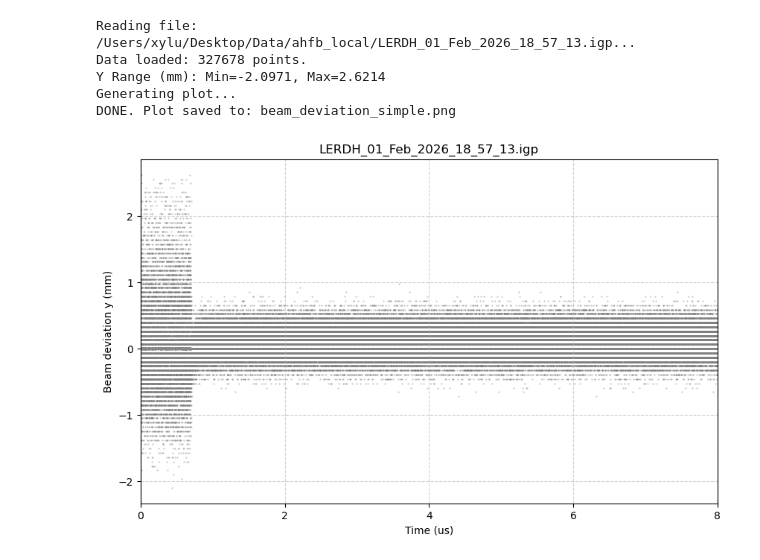
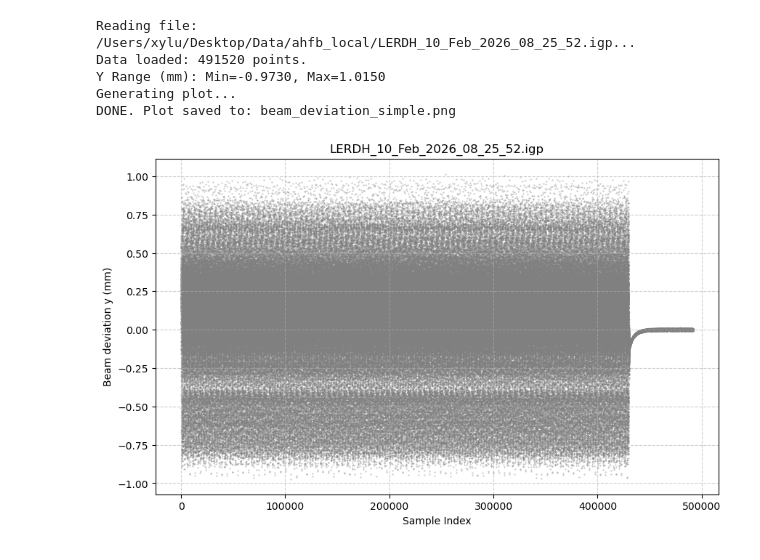
Before and after one commit to xylulu/SBL_code, a Jupyter notebook: read_igp_try.ipynb, the cells around one changed output. Drawn from its saved outputs; the diff is of its cells as text; code cells hidden in the pictures.

Commit message:
fixed igp read

```diff
--- a/read_igp_try.ipynb
+++ b/read_igp_try.ipynb
@@ -6,40 +6,12 @@ import os
 
 def read_igp_binary(filename):
     """
-    Reads .igp file assuming 4-byte header + 24-bit signed integers (Little Endian).
+    Reads .igp file as 16-bit signed integers (Little Endian).
     """
     try:
-        with open(filename, 'rb') as f:
-            data = f.read()
-
-        # Skip 4-byte header
-        raw_bytes = data[4:]
-
-        # Calculate number of full 3-byte samples
-        n_samples = len(raw_bytes) // 3
-
-        if n_samples == 0:
-            return None
-
-        # Extract valid bytes
-        valid_raw = raw_bytes[:n_samples*3]
-        bytes_array = np.frombuffer(valid_raw, dtype=np.uint8)
-
-        # Reshape to (N, 3)
-        bytes_reshaped = bytes_array.reshape(-1, 3)
-
-        # Convert to 32-bit int for calculation
-        b0 = bytes_reshaped[:, 0].astype(np.int32)
-        b1 = bytes_reshaped[:, 1].astype(np.int32)
-        b2 = bytes_reshaped[:, 2].astype(np.int32)
-
-        # Combine: LSB + Mid + MSB
-        combined = b0 | (b1 << 8) | (b2 << 16)
-
-        # Handle 24-bit Sign Extension
-        combined = np.where(combined & 0x800000, combined - 0x1000000, combined)
-
-        return combined
+        # Read as 16-bit signed integers (no header)
+        data = np.fromfile(filename, dtype='<i2')
+        return data
 
     except Exception as e:
         print(f"Error reading binary file: {e}")
@@ -58,47 +30,46 @@ def create_plot(filename):
 
     # 2. Scaling
     # Converting counts to mm (Assumption: 1 count = 1 nm -> 0.000001 mm)
-    y = raw_y * 0.000001
+    y = raw_y * 0.001
 
     # DEBUG: Print range to ensure values make sense
     print(f"Y Range (mm): Min={np.min(y):.4f}, Max={np.max(y):.4f}")
 
-    # 3. Time Axis
-    total_time = 9
-    x = np.linspace(0, total_time, len(y))
+    # 3. Index Axis
+    x = np.arange(len(raw_y))
 
     # 4. Plotting
     print("Generating plot...")
     fig, ax = plt.subplots(1, 1, figsize=(10, 6))
 
     # --- Plot ---
     ax.set_title(os.path.basename(filename))
 
     # CRITICAL FIX: rasterized=True prevents OverflowError/Memory crashes for large data
     ax.scatter(x, y, color='grey', marker = "o",alpha=0.8, s=0.1, rasterized=True)
 
     ax.set_ylabel('Beam deviation y (mm)')
-    ax.set_xlabel('Time (us)')
+    ax.set_xlabel('Sample Index')
     ax.grid(True, linestyle='--', alpha=0.6)
 
-    ax.set_xlim(0, 2)
-    ax.set_xticks(np.arange(0, 9, 2))
+    # ax.set_xlim(0, 2)
+    # ax.set_xticks(np.arange(0, 9, 2))
 
     plt.subplots_adjust(hspace=0.05)
 
     output_filename = "beam_deviation_simple.png"
     plt.savefig(output_filename, dpi=150, bbox_inches='tight')
     print(f"DONE. Plot saved to: {output_filename}")
     plt.show()
 
 # --- Run ---
 # Update this path to your specific file location
-file_path = "/Users/xylu/Desktop/Data/ahfb_local/LERDH_01_Feb_2026_18_57_13.igp"
+file_path = "/Users/xylu/Desktop/Data/ahfb_local/LERDH_10_Feb_2026_08_25_52.igp"
 create_plot(file_path)
 # %% [output]
-Reading file: /Users/xylu/Desktop/Data/ahfb_local/LERDH_01_Feb_2026_18_57_13.igp...
-Data loaded: 327678 points.
-Y Range (mm): Min=-2.0971, Max=2.6214
+Reading file: /Users/xylu/Desktop/Data/ahfb_local/LERDH_10_Feb_2026_08_25_52.igp...
+Data loaded: 491520 points.
+Y Range (mm): Min=-0.9730, Max=1.0150
 Generating plot...
 DONE. Plot saved to: beam_deviation_simple.png
-[figure, old version]
+[figure, new version]
```
Also changed, not shown: parts of 3 cells of this notebook, 1 other file.
